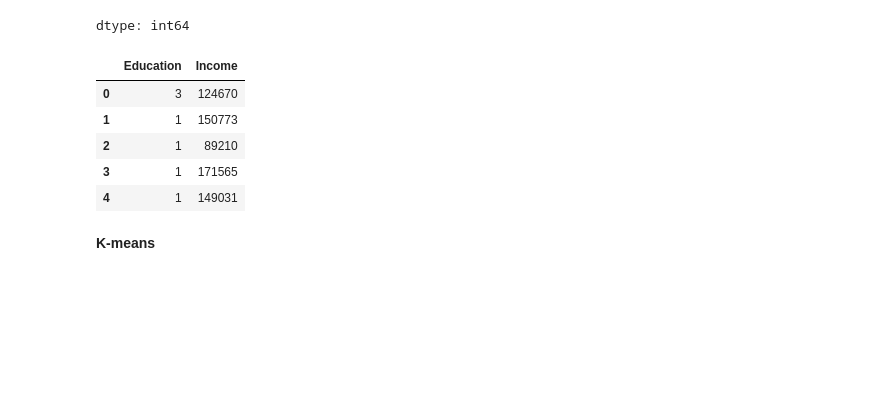
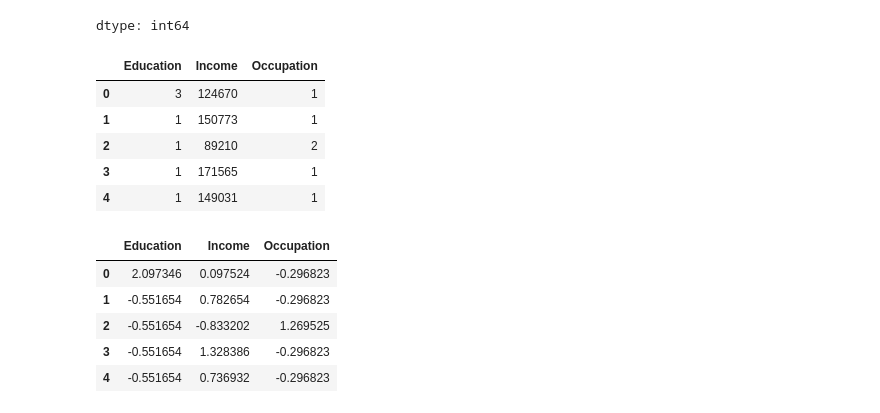
Before and after one commit to mdmohsin212/skill-morph-hw, a Jupyter notebook: Assignment_13.ipynb, the cells around one changed output. Saved outputs shown, nothing was run; the diff lists cells and outputs as text; code cells hidden in the pictures; blank space fills up the shorter version.

```diff
--- a/Assignment_13.ipynb
+++ b/Assignment_13.ipynb
@@ -50,17 +55,3 @@ df.isnull().sum()
 | Occupation | 0 |
 | Settlement size | 0 |
 dtype: int64
-# %%
-df = df[["Education", "Income"]]
-
-lb = LabelEncoder()
-df["Education"] = lb.fit_transform(df["Education"])
-
-df.head()
-# %% [output]
-|  | Education | Income |
-| 0 | 3 | 124670 |
-| 1 | 1 | 150773 |
-| 2 | 1 | 89210 |
-| 3 | 1 | 171565 |
-| 4 | 1 | 149031 |
@@ -70,2 +58,29 @@ df_scaled = scaler.fit_transform(df)
-# %% [markdown]
-**K-means**
+# %%
+X = df[["Education", "Income", "Occupation"]].copy()
+
+enc1 = LabelEncoder()
+enc2 = LabelEncoder()
+
+X["Education"] = enc1.fit_transform(X["Education"])
+X["Occupation"] = enc2.fit_transform(X["Occupation"])
+
+X.head()
+# %% [output]
+|  | Education | Income | Occupation |
+| 0 | 3 | 124670 | 1 |
+| 1 | 1 | 150773 | 1 |
+| 2 | 1 | 89210 | 2 |
+| 3 | 1 | 171565 | 1 |
+| 4 | 1 | 149031 | 1 |
+# %%
+scaler = StandardScaler()
+X_scaled = scaler.fit_transform(X)
+
+pd.DataFrame(X_scaled, columns=X.columns).head()
+# %% [output]
+|  | Education | Income | Occupation |
+| 0 | 2.097346 | 0.097524 | -0.296823 |
+| 1 | -0.551654 | 0.782654 | -0.296823 |
+| 2 | -0.551654 | -0.833202 | 1.269525 |
+| 3 | -0.551654 | 1.328386 | -0.296823 |
+| 4 | -0.551654 | 0.736932 | -0.296823 |
```
Also changed, not shown: parts of 4 cells of this notebook.
